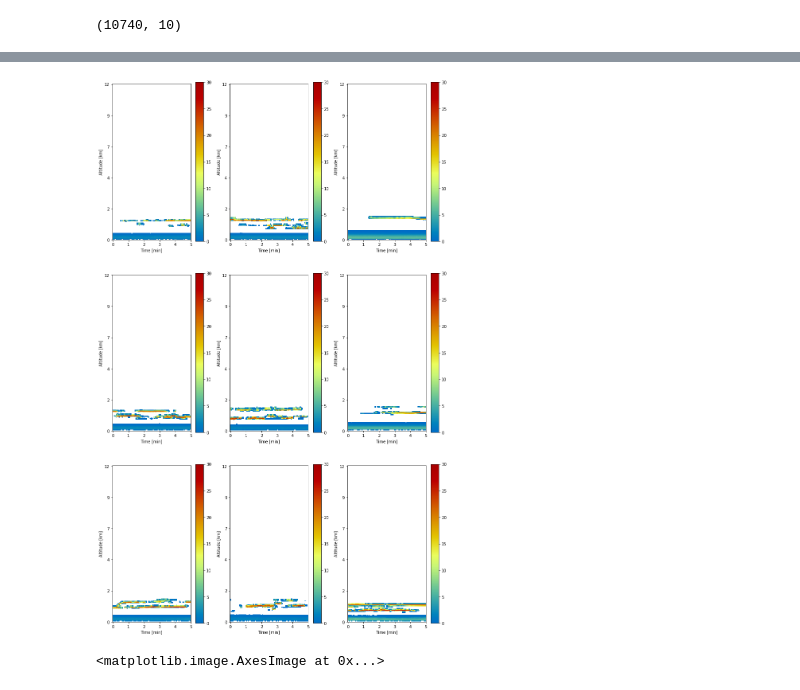
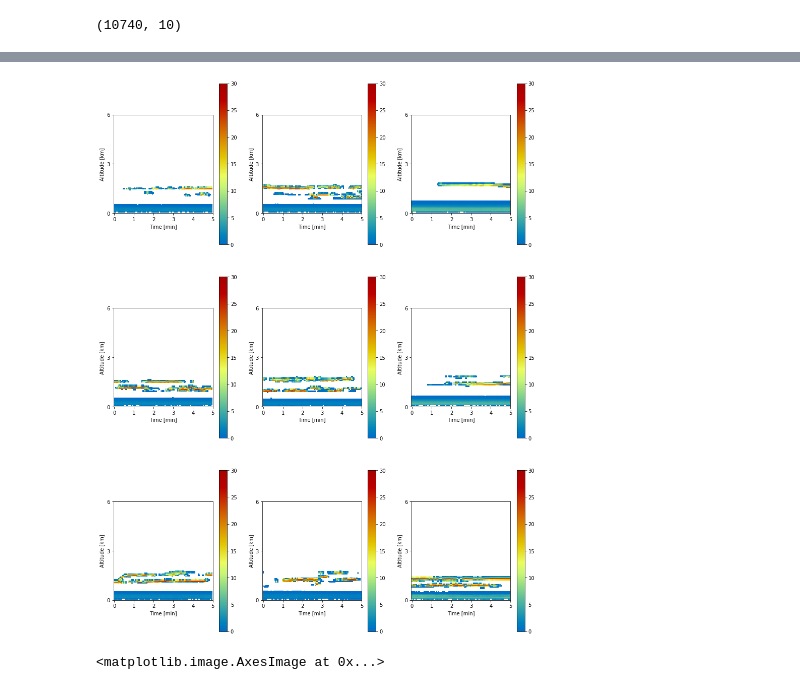
Before and after one commit to rcjackson/arming_the_edge, a Jupyter notebook: notebooks/ImageCluster.ipynb, the cells around one changed output, grey strips where cells are left out. Drawn from its saved outputs; the diff is of its cells as text; code cells hidden in the pictures.

```diff
--- a/notebooks/ImageCluster.ipynb
+++ b/notebooks/ImageCluster.ipynb
@@ -86,14 +87,14 @@ reduced.shape
 (10740, 10)
 # %%
 inertia = np.nan*np.ones(35)
-for i in range(2, 35):
+for i in range(1, 35):
     km = KMeans(n_clusters=i)
     km.fit(reduced)
     inertia[i] = km.inertia_
 plt.figure(figsize=(7, 4))
 plt.plot(inertia, marker='o')
 plt.xlabel('Number of clusters')
-plt.ylabel('Training RMSE')
-plt.ylim([0, 500000.])
+plt.ylabel('Training SSE')
+plt.ylim([0, 500000])
 plt.savefig('Clusters.png', dpi=300)
 # %% [output]
@@ -101,29 +115,31 @@ plt.savefig('Clusters.png', dpi=300)
 # %%
-cluster = KMeans(n_clusters=6)
+cluster = KMeans(n_clusters=5)
 cluster.fit(reduced)
 cluster_no = cluster.labels_
 # %%
 which = 5
 cluster_ind = np.argwhere(cluster_no == which)
-fig, ax = plt.subplots(3, 3, figsize=(15, 25))
+fig, ax = plt.subplots(3, 3, figsize=(15, 20))
 for i in range(9):
     batch_no = int(np.floor(cluster_ind[i] / 32))
     img_no = cluster_ind[i] % 32
     img = np.squeeze(dataset[batch_no][0][img_no])
-    im = ax[i % 3][int(i/3)].imshow(img)
+    im = ax[i % 3][int(i/3)].imshow(img[:, :])
     im = ax[i % 3][int(i/3)].pcolormesh(-np.ones_like(img[0]), -np.ones_like(img[0]),
                                    img[0], cmap='pyart_HomeyerRainbow', vmin=0, vmax=30)
-    ax[i % 3][int(i/3)].set_yticks(np.linspace(0, 256, 6))
-    ax[i % 3][int(i/3)].set_yticklabels(['%d' % x for x in np.linspace(12, 0, 6)])
+    ax[i % 3][int(i/3)].set_ylim([128, 256])
+    ax[i % 3][int(i/3)].set_yticks(np.linspace(128, 256, 3))
+    ax[i % 3][int(i/3)].set_yticklabels(['%d' % x for x in np.linspace(6, 0, 3)])
+    ax[i % 3][int(i/3)].invert_yaxis()
     ax[i % 3][int(i/3)].set_xticks(np.linspace(0, 128, 6))
     ax[i % 3][int(i/3)].set_xticklabels(['0', '1', '2', '3', '4', '5'])
     ax[i % 3][int(i/3)].set_xlabel('Time [min]')
     ax[i % 3][int(i/3)].set_ylabel("Altitude [km]")
     bar = plt.colorbar(im, ax=ax[i % 3][int(i/3)])
     #ax[i % 3][int(i/3)].axis('off')
     fig.savefig('cluster%d.png' % which)
 # %% [output]
-[figure, old version]
+[figure, new version]
 # %%
 which = 5
 cluster_ind = np.argwhere(cluster_no == which)
```
Also changed, not shown: parts of 8 cells of this notebook, 3 other files.
